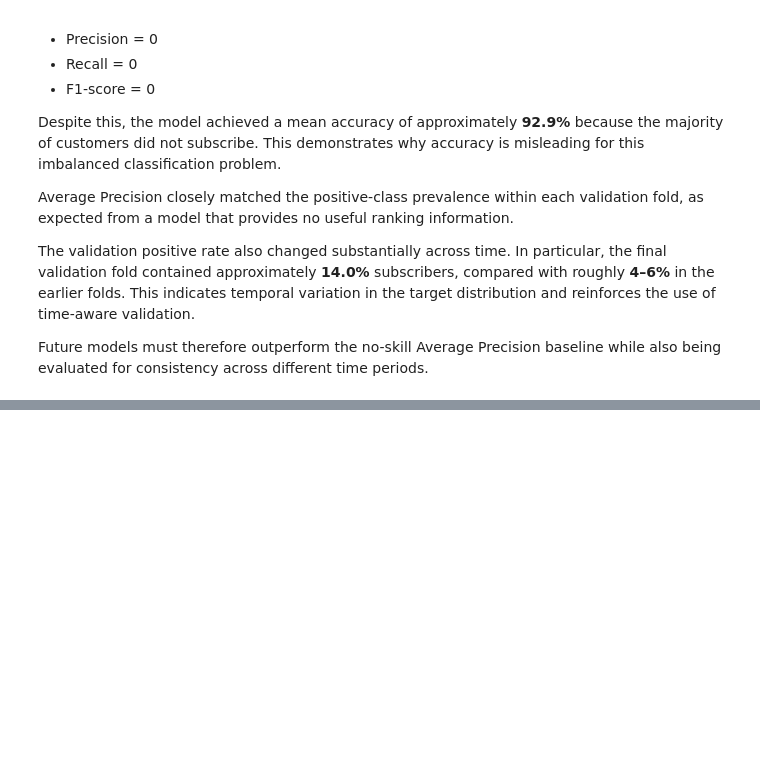
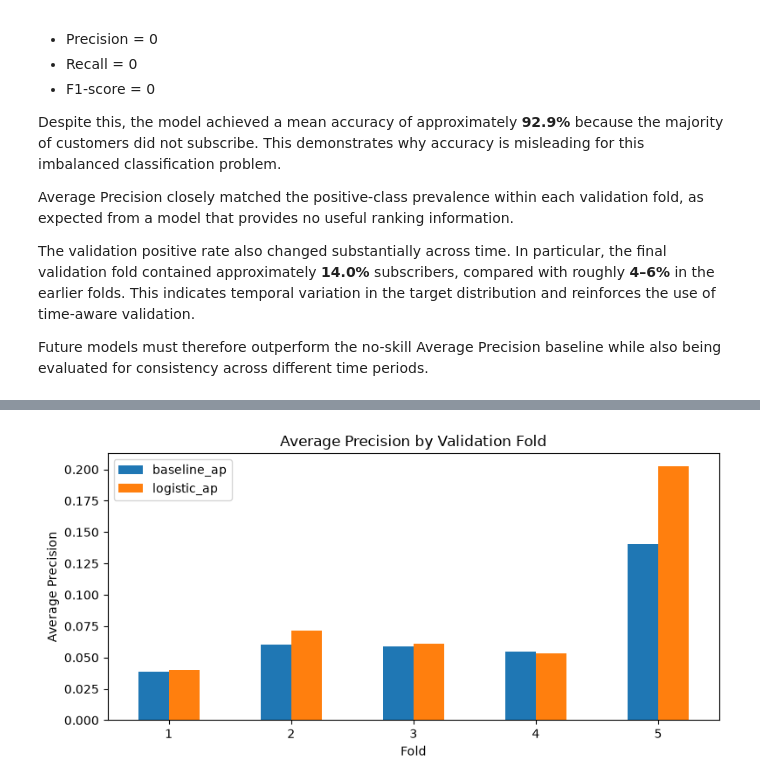
Before and after one commit to NourhanFarag/bank-marketing-subscription-prediction, a Jupyter notebook: notebooks/01_bank_marketing_analysis.ipynb, the cells around one changed output, grey strips where cells are left out. Saved outputs shown, nothing was run; the diff lists cells and outputs as text; code cells hidden in the pictures; blank space fills up the shorter version.

Commit message:
Evaluate logistic regression model

```diff
--- a/notebooks/01_bank_marketing_analysis.ipynb
+++ b/notebooks/01_bank_marketing_analysis.ipynb
@@ -1346,0 +1529,16 @@ Future models must therefore outperform the no-skill Average Precision baseline
+# %%
+logistic_vs_baseline["beats_baseline"] = (
+    logistic_vs_baseline["logistic_ap"]
+    > logistic_vs_baseline["baseline_ap"]
+)
+
+logistic_vs_baseline[
+    [
+        "fold",
+        "baseline_ap",
+        "logistic_ap",
+        "ap_gain",
+        "ap_lift",
+        "beats_baseline"
+    ]
+]
@@ -1346,0 +1552,28 @@ Future models must therefore outperform the no-skill Average Precision baseline
+# %%
+comparison_plot = (
+    logistic_vs_baseline
+    .set_index("fold")[
+        [
+            "baseline_ap",
+            "logistic_ap"
+        ]
+    ]
+)
+
+ax = comparison_plot.plot(
+    kind="bar",
+    figsize=(8, 4)
+)
+
+ax.set_title(
+    "Average Precision by Validation Fold"
+)
+
+ax.set_xlabel("Fold")
+ax.set_ylabel("Average Precision")
+
+plt.xticks(rotation=0)
+plt.tight_layout()
+plt.show()
+# %% [output]
+[figure, added]
```
Also changed, not shown: parts of 11 cells of this notebook.
